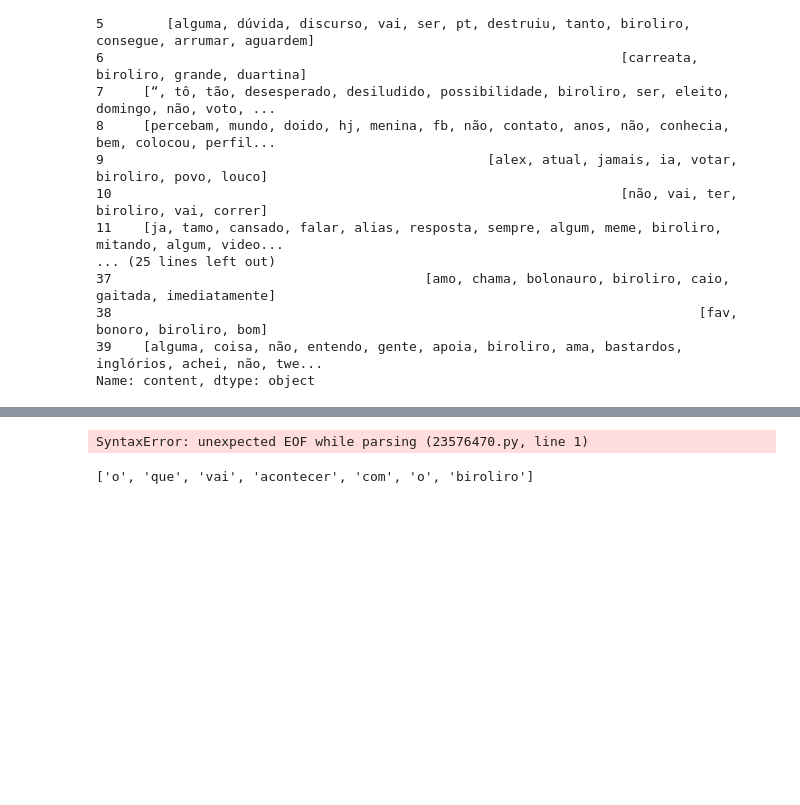
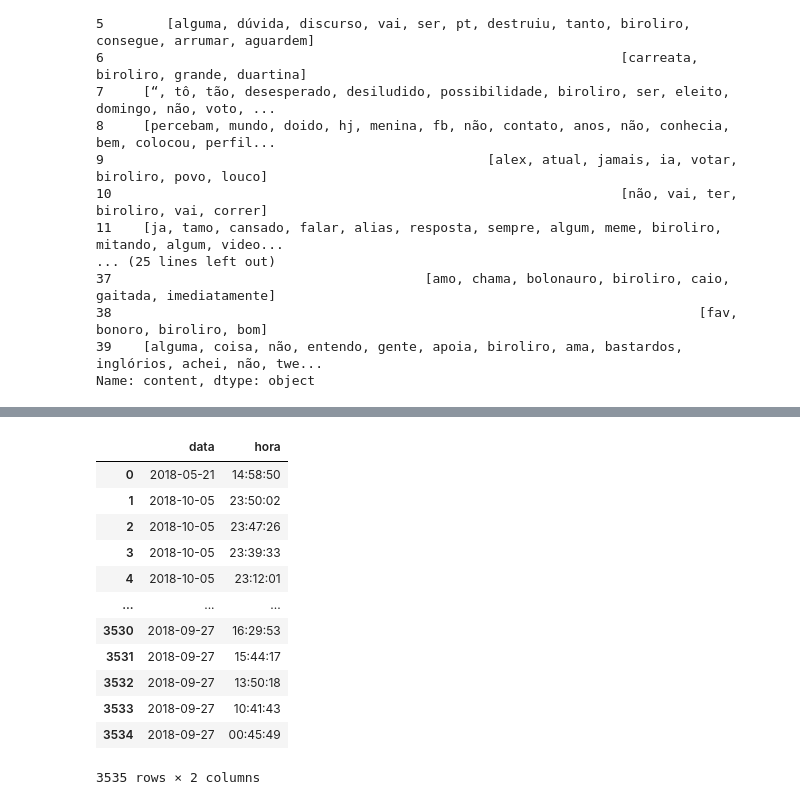
Before and after one commit to waguii/twitterelectionbr, a Jupyter notebook: notebooks/luiza_preproc_pipe.ipynb, the cells around one changed output, grey strips where cells are left out. Drawn from its saved outputs; the diff is of its cells as text; code cells hidden in the pictures; blank space fills up the shorter version.

Commit message:
time encoder added

```diff
--- a/notebooks/luiza_preproc_pipe.ipynb
+++ b/notebooks/luiza_preproc_pipe.ipynb
@@ -138,12 +153,33 @@ class TimeEncoder(BaseEstimator, TransformerMixin):
         pass
 
     def fit(self, X, y=None):
+        return self
+
+    def transform(self, X, y=None):
         X_ = X.copy()
+        X_ = X_.apply(lambda x: pd.to_datetime(x))
+        X_ = pd.DataFrame(X_)
+        X_['data'] = X_['date'].dt.date
+        X_['hora'] = X_['date'].dt.time
+        X_.drop(columns = 'date', inplace=True)
+        return X
-# %% [output]
-SyntaxError: unexpected EOF while parsing (23576470.py, line 1)
 # %%
-X = data.content[0]
-tkn = TweetTokenizer(preserve_case=False, reduce_len=True, strip_handles=True)
-tkn.tokenize(X)
+X_test = data['date']
+timer = TimeEncoder()
+result = timer.fit_transform(X_test)
-# %% [output]
-['o', 'que', 'vai', 'acontecer', 'com', 'o', 'biroliro']
+# %%
+result
+# %% [output]
+|  | data | hora |
+| 0 | 2018-05-21 | 14:58:50 |
+| 1 | 2018-10-05 | 23:50:02 |
+| 2 | 2018-10-05 | 23:47:26 |
+| 3 | 2018-10-05 | 23:39:33 |
+| 4 | 2018-10-05 | 23:12:01 |
+| ... | ... | ... |
+| 3530 | 2018-09-27 | 16:29:53 |
+| 3531 | 2018-09-27 | 15:44:17 |
+| 3532 | 2018-09-27 | 13:50:18 |
+| 3533 | 2018-09-27 | 10:41:43 |
+| 3534 | 2018-09-27 | 00:45:49 |
+3535 rows × 2 columns
```
Also changed, not shown: parts of 7 cells of this notebook, 1 other file.
